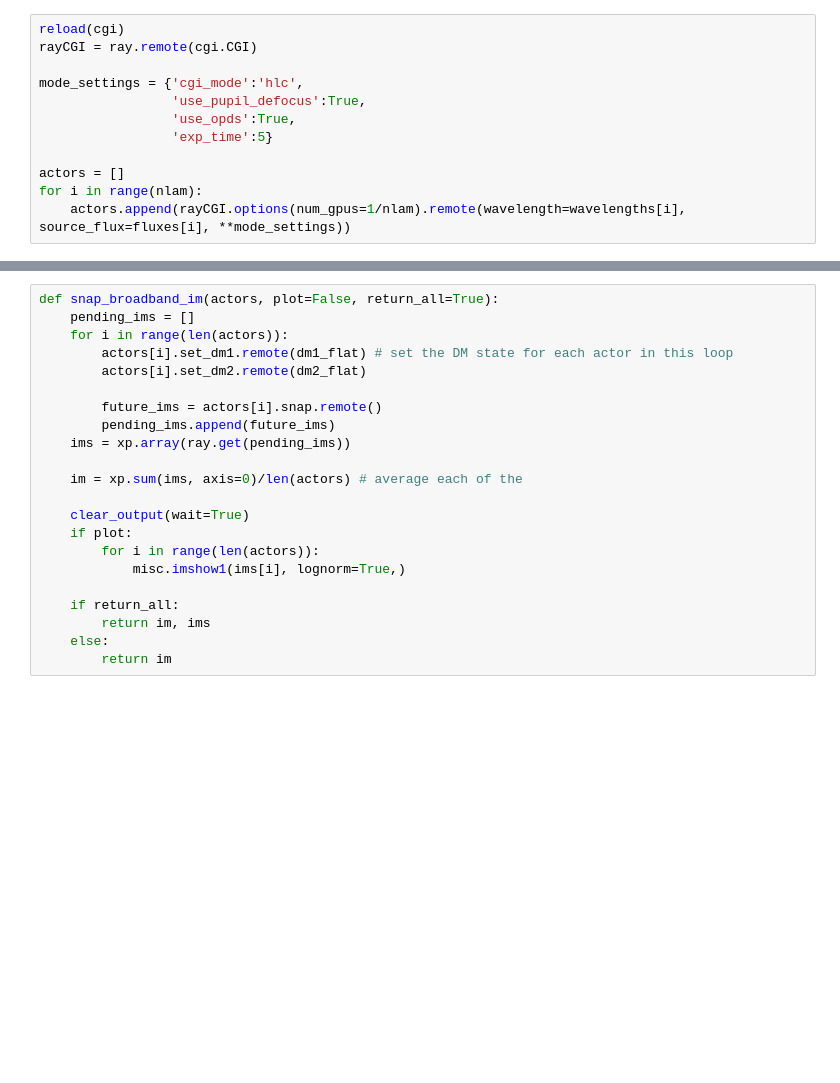
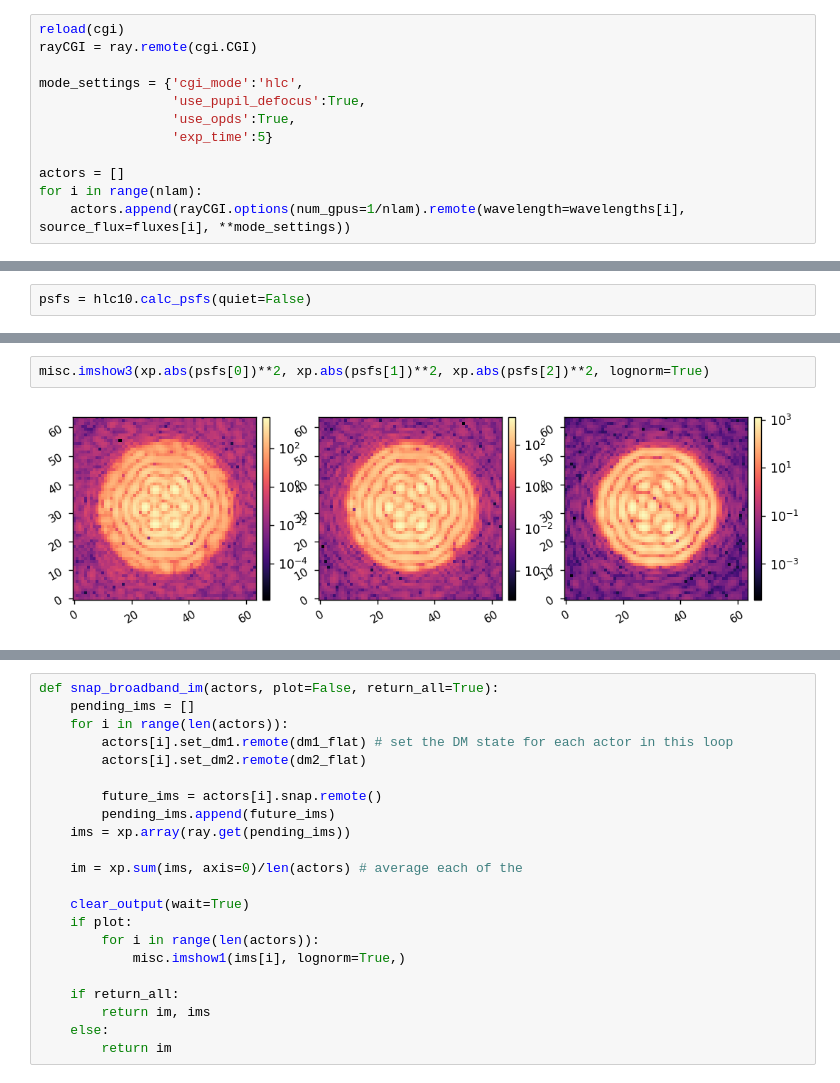
Before and after one commit to kian1377/cgi_phasec_poppy, a Jupyter notebook: example-notebooks/hlc_simulations_with_noise.ipynb, the cells around one changed output, grey strips where cells are left out. Drawn from its saved outputs; the diff is of its cells as text; blank space fills up the shorter version.

```diff
--- a/example-notebooks/hlc_simulations_with_noise.ipynb
+++ b/example-notebooks/hlc_simulations_with_noise.ipynb
@@ -152,0 +166,2 @@ for i in range(nlam):
+# %%
+psfs = hlc10.calc_psfs(quiet=False)
@@ -152,0 +176,4 @@ for i in range(nlam):
+# %%
+misc.imshow3(xp.abs(psfs[0])**2, xp.abs(psfs[1])**2, xp.abs(psfs[2])**2, lognorm=True)
+# %% [output]
+[figure, added]
```
Also changed, not shown: parts of 13 cells of this notebook, 3 other files.
